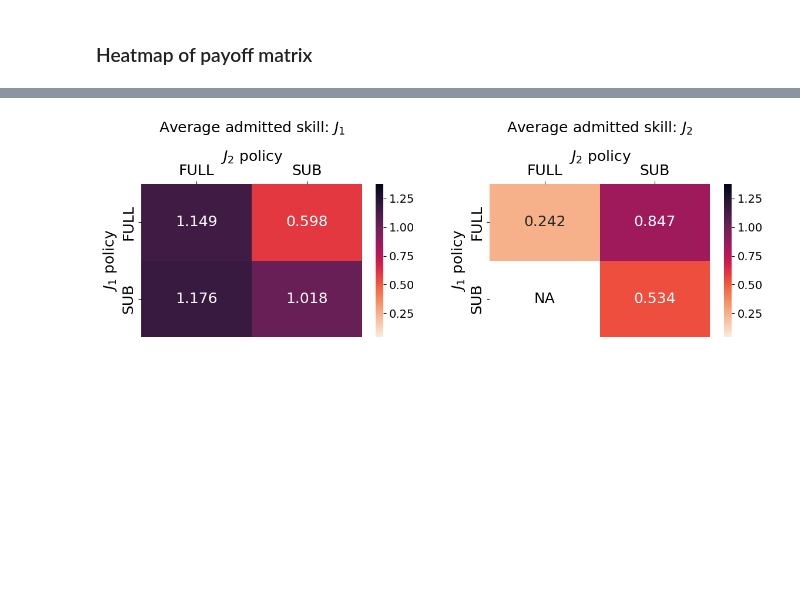
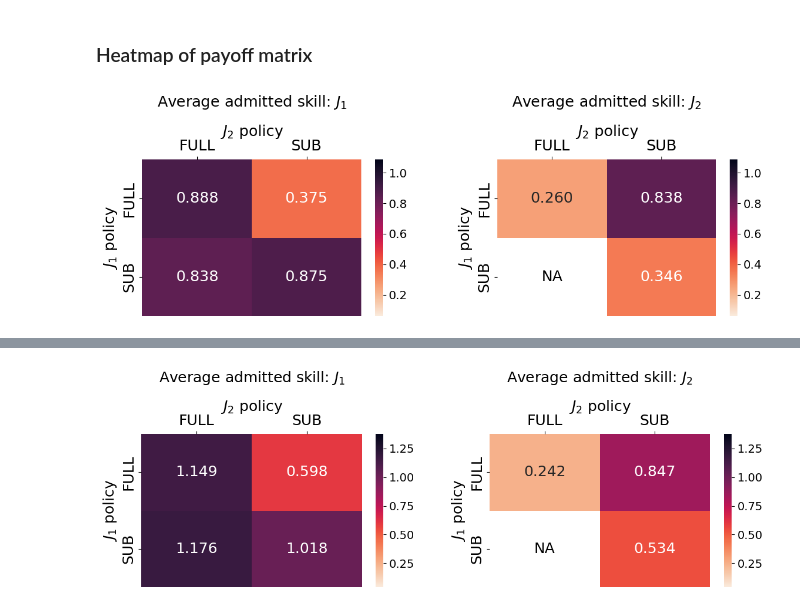
Before and after one commit to hannahql/school_admission_policies, a Jupyter notebook: pipeline_use_paperfigures_two_school_strategic.ipynb, the cells around one changed output, grey strips where cells are left out. Cells and saved outputs as stored; diff of their text form; code cells hidden in the pictures; blank space fills up the shorter version.

```diff
--- a/pipeline_use_paperfigures_two_school_strategic.ipynb
+++ b/pipeline_use_paperfigures_two_school_strategic.ipynb
@@ -381,3 +396,24 @@ plot_avg_admitted_skill_by_policy(
 ValueError: Index contains duplicate entries, cannot reshape
 # %% [markdown]
 ### Heatmap of payoff matrix
+# %%
+target_utility_a = 3
+target_utility_b = 2
+target_test_cost = 2
+
+target_values = {'UTILITY_b': target_utility_b,
+                'STUDENT_TEST_COST': target_test_cost,
+                'UTILITY_a': target_utility_a,
+                }
+
+
+
+plot_avg_admitted_skill_by_policy_heatmap(results_df=results_df,
+                                            sub_sub_results=sub_sub_results,
+                                            feature_to_vary=None,
+                                            target_values=target_values,
+                                            fig_directory=fig_directory,
+                                            plot_standard_errors=False,
+                                            )
+# %% [output]
+[figure, added]
```
Also changed, not shown: parts of 22 cells of this notebook, 1 other file.
